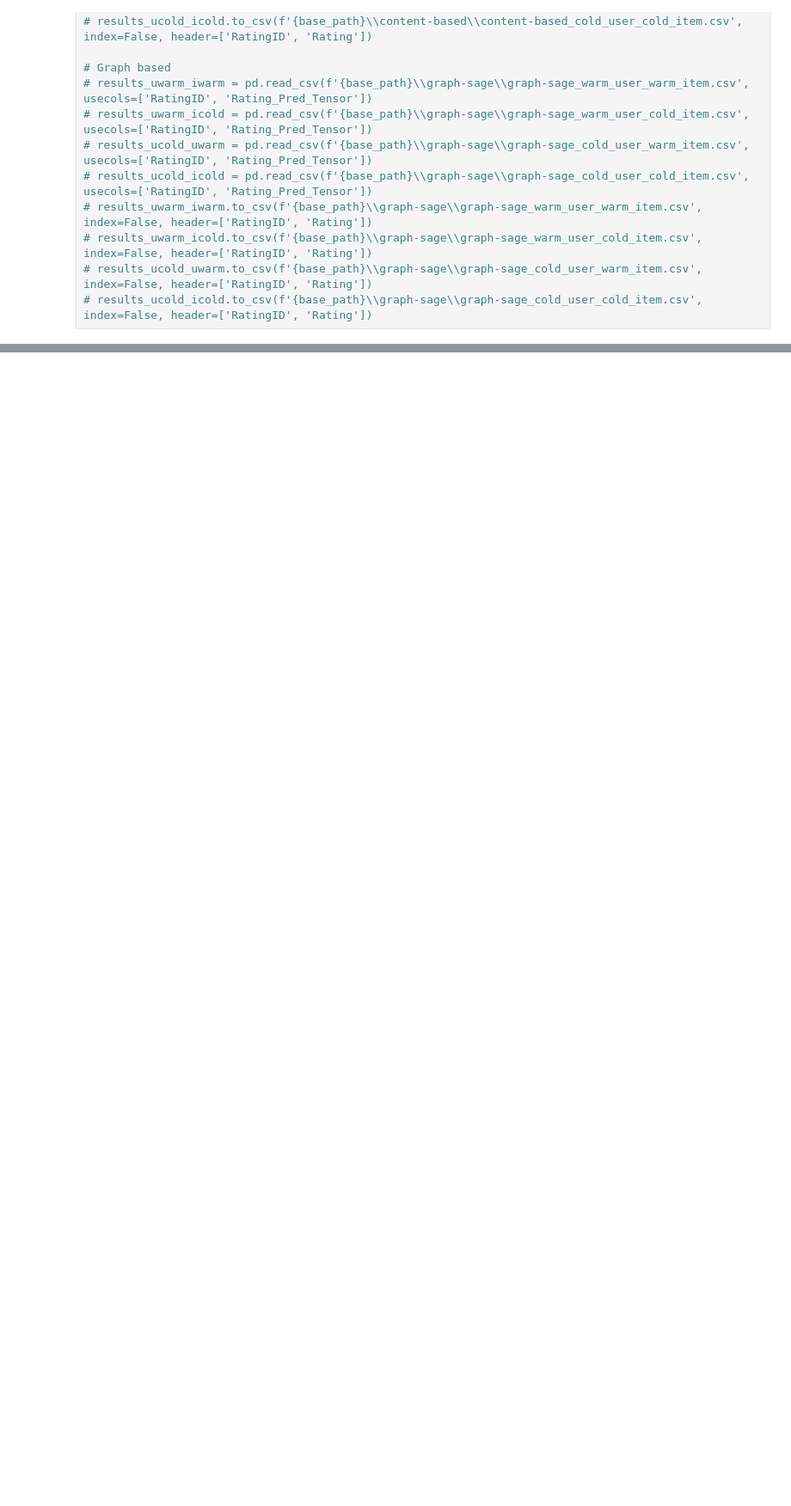
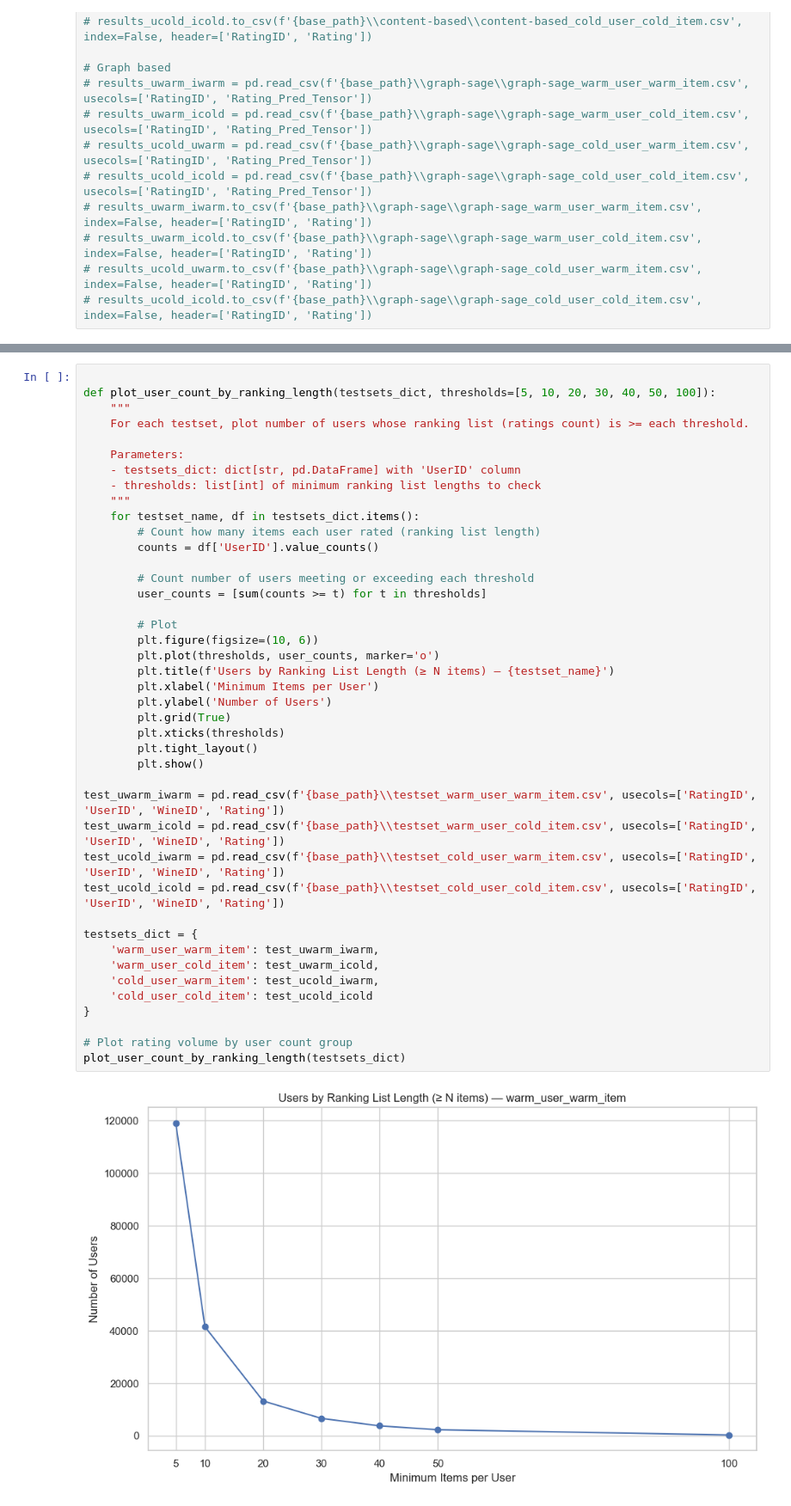
Before and after one commit to vincelemke99/Web-Mining, a Jupyter notebook: Evaluation/Metrics.ipynb, the cells around one changed output, grey strips where cells are left out. Shown at 86% size. Drawn from its saved outputs; the diff is of its cells as text; blank space fills up the shorter version.

```diff
--- a/Evaluation/Metrics.ipynb
+++ b/Evaluation/Metrics.ipynb
@@ -77,3 +76,47 @@ def evaluate_topk_fast(df, k=10):
         f'HitRate@{k}': hit_rate,
         f'nDCG@{k}': ndcg
     }
+# %%
+
+def plot_user_count_by_ranking_length(testsets_dict, thresholds=[5, 10, 20, 30, 40, 50, 100]):
+    """
+    For each testset, plot number of users whose ranking list (ratings count) is >= each threshold.
+
+    Parameters:
+    - testsets_dict: dict[str, pd.DataFrame] with 'UserID' column
+    - thresholds: list[int] of minimum ranking list lengths to check
+    """
+    for testset_name, df in testsets_dict.items():
+        # Count how many items each user rated (ranking list length)
+        counts = df['UserID'].value_counts()
+
+        # Count number of users meeting or exceeding each threshold
+        user_counts = [sum(counts >= t) for t in thresholds]
+
+        # Plot
+        plt.figure(figsize=(10, 6))
+        plt.plot(thresholds, user_counts, marker='o')
+        plt.title(f'Users by Ranking List Length (≥ N items) — {testset_name}')
+        plt.xlabel('Minimum Items per User')
+        plt.ylabel('Number of Users')
+        plt.grid(True)
+        plt.xticks(thresholds)
+        plt.tight_layout()
+        plt.show()
+
+test_uwarm_iwarm = pd.read_csv(f'{base_path}\\testset_warm_user_warm_item.csv', usecols=['RatingID', 'UserID', 'WineID', 'Rating'])
+test_uwarm_icold = pd.read_csv(f'{base_path}\\testset_warm_user_cold_item.csv', usecols=['RatingID', 'UserID', 'WineID', 'Rating'])
+test_ucold_iwarm = pd.read_csv(f'{base_path}\\testset_cold_user_warm_item.csv', usecols=['RatingID', 'UserID', 'WineID', 'Rating'])
+test_ucold_icold = pd.read_csv(f'{base_path}\\testset_cold_user_cold_item.csv', usecols=['RatingID', 'UserID', 'WineID', 'Rating'])
+
+testsets_dict = {
+    'warm_user_warm_item': test_uwarm_iwarm,
+    'warm_user_cold_item': test_uwarm_icold,
+    'cold_user_warm_item': test_ucold_iwarm,
+    'cold_user_cold_item': test_ucold_icold
+}
+
+# Plot rating volume by user count group
+plot_user_count_by_ranking_length(testsets_dict)
+# %% [output]
+[figure, added]
```
Also changed, not shown: parts of 9 cells of this notebook, 1 other file.
